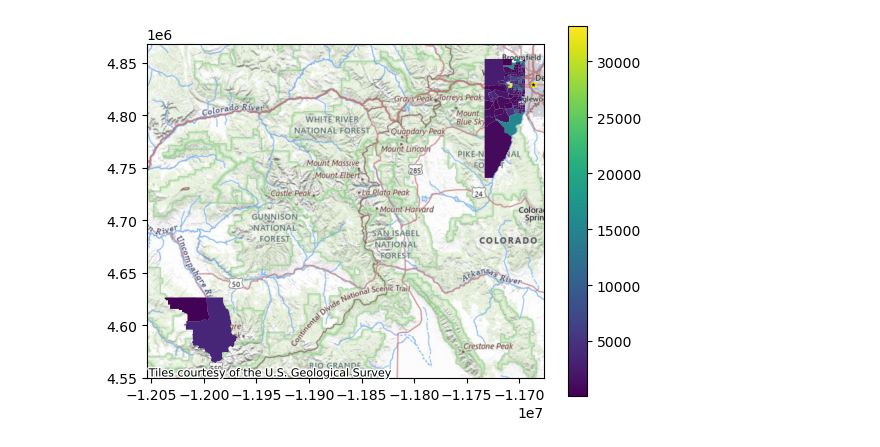
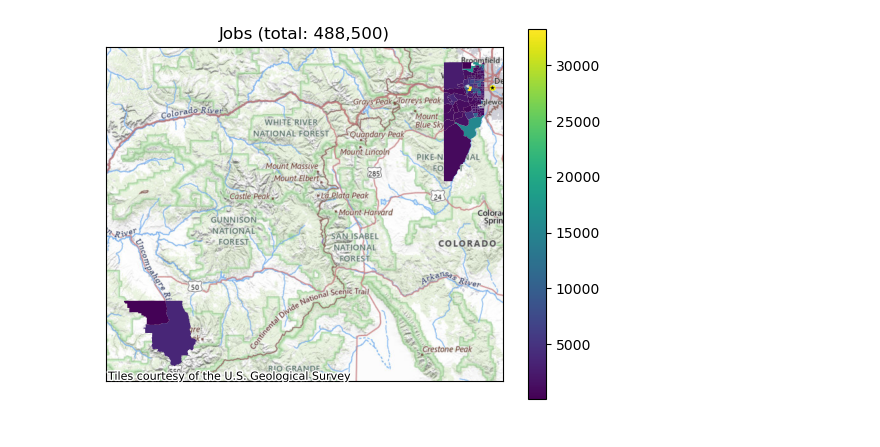
Before and after one commit to NREL/bamcensus, a Jupyter notebook: examples/python_lodes_example.ipynb, the cells around one changed output. Cells and saved outputs as stored; diff of their text form; code cells hidden in the pictures.

```diff
--- a/examples/python_lodes_example.ipynb
+++ b/examples/python_lodes_example.ipynb
@@ -18,6 +18,9 @@ df = uscensus.run_wac_tiger(year=2020, geoids="08059,08091", wildcard='"census_t
 # %%
 fig, ax = plt.subplots()
 df.to_crs("EPSG:3857").plot("value", legend=True, ax=ax)
+ax.set_xticks([])
+ax.set_yticks([])
+ax.set_title(f"Jobs (total: {int(df.value.sum()):,})")
 ctx.add_basemap(ax=ax, source=ctx.providers.USGS.USTopo)
 # %% [output]
-[figure, old version]
+[figure, new version]
```
Also changed, not shown: 5 other files.
